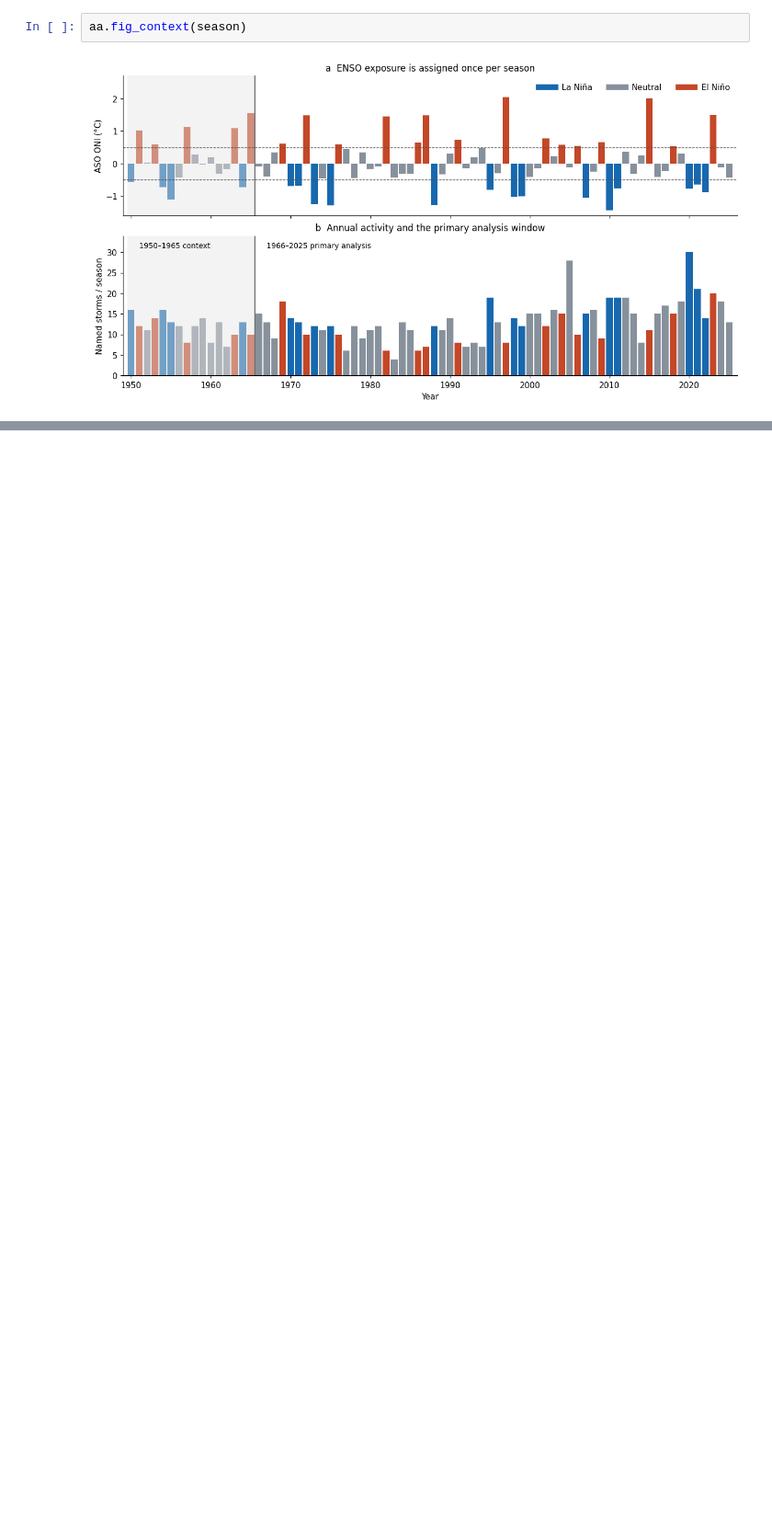
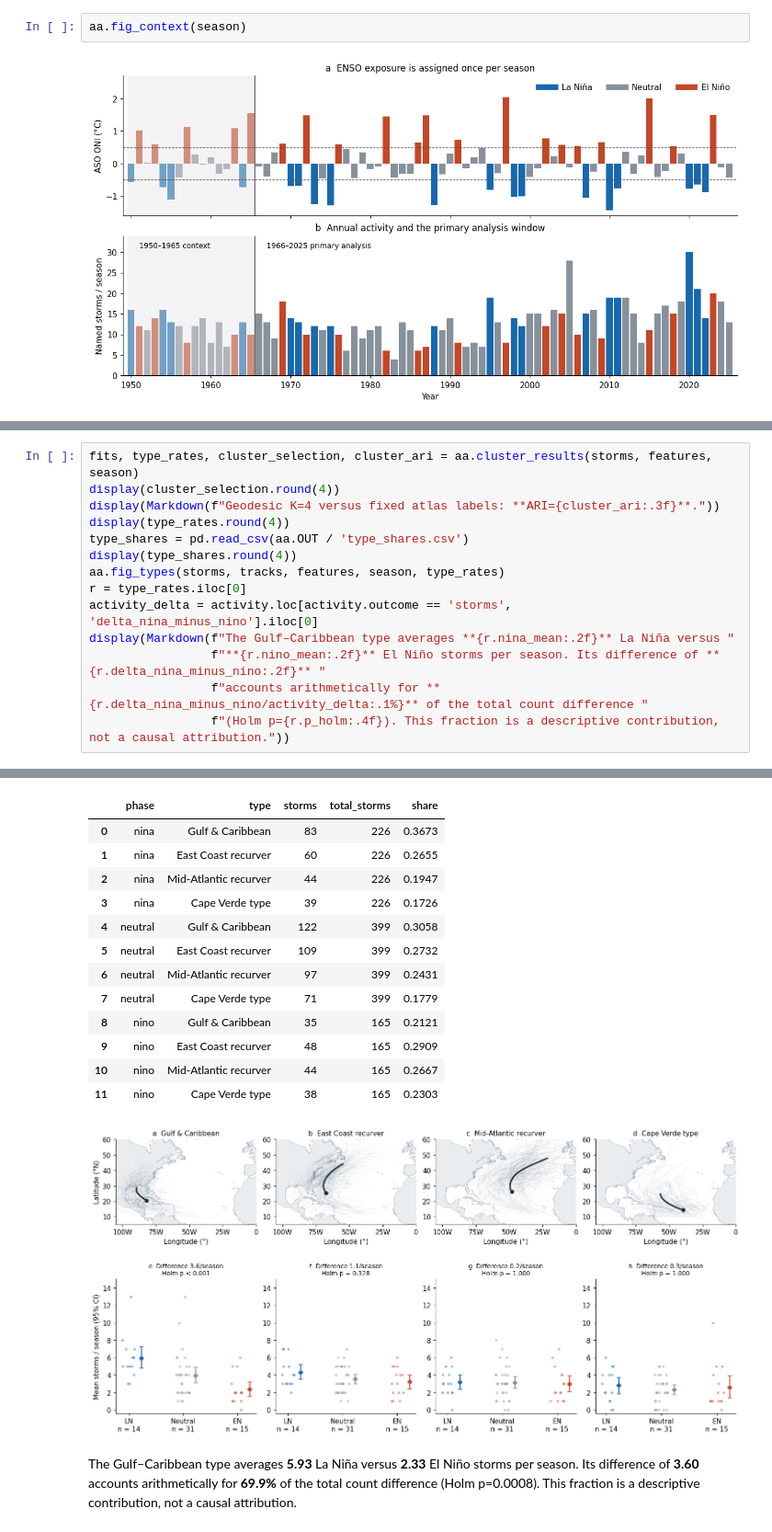
Before and after one commit to BokaiHe/ENSO-Storm-Atlas, a Jupyter notebook: notebooks/enso_storm_atlas_research.ipynb, the cells around one changed output, grey strips where cells are left out. Shown at 92% size. Cells and saved outputs as stored; diff of their text form; blank space fills up the shorter version.

Commit message:
Audit methods and figures and publish the English research notebook

```diff
--- a/notebooks/enso_storm_atlas_research.ipynb
+++ b/notebooks/enso_storm_atlas_research.ipynb
@@ -417,0 +148,15 @@ Consistency checks passed; all figures and tables were generated in this executi
+# %%
+fits, type_rates, cluster_selection, cluster_ari = aa.cluster_results(storms, features, season)
+display(cluster_selection.round(4))
+display(Markdown(f"Geodesic K=4 versus fixed atlas labels: **ARI={cluster_ari:.3f}**."))
+display(type_rates.round(4))
+type_shares = pd.read_csv(aa.OUT / 'type_shares.csv')
+display(type_shares.round(4))
+aa.fig_types(storms, tracks, features, season, type_rates)
+r = type_rates.iloc[0]
+activity_delta = activity.loc[activity.outcome == 'storms', 'delta_nina_minus_nino'].iloc[0]
+display(Markdown(f"The Gulf–Caribbean type averages **{r.nina_mean:.2f}** La Niña versus "
+                 f"**{r.nino_mean:.2f}** El Niño storms per season. Its difference of **{r.delta_nina_minus_nino:.2f}** "
+                 f"accounts arithmetically for **{r.delta_nina_minus_nino/activity_delta:.1%}** of the total count difference "
+                 f"(Holm p={r.p_holm:.4f}). This fraction is a descriptive contribution, not a causal attribution."))
+# %% [output]
@@ -417,0 +175,15 @@ Consistency checks passed; all figures and tables were generated in this executi
+|  | phase | type | storms | total_storms | share |
+| 0 | nina | Gulf & Caribbean | 83 | 226 | 0.3673 |
+| 1 | nina | East Coast recurver | 60 | 226 | 0.2655 |
+| 2 | nina | Mid-Atlantic recurver | 44 | 226 | 0.1947 |
+| 3 | nina | Cape Verde type | 39 | 226 | 0.1726 |
+| 4 | neutral | Gulf & Caribbean | 122 | 399 | 0.3058 |
+| 5 | neutral | East Coast recurver | 109 | 399 | 0.2732 |
+| 6 | neutral | Mid-Atlantic recurver | 97 | 399 | 0.2431 |
+| 7 | neutral | Cape Verde type | 71 | 399 | 0.1779 |
+| 8 | nino | Gulf & Caribbean | 35 | 165 | 0.2121 |
+| 9 | nino | East Coast recurver | 48 | 165 | 0.2909 |
+| 10 | nino | Mid-Atlantic recurver | 44 | 165 | 0.2667 |
+| 11 | nino | Cape Verde type | 38 | 165 | 0.2303 |
+[figure, added]
+The Gulf–Caribbean type averages **5.93** La Niña versus **2.33** El Niño storms per season. Its difference of **3.60** accounts arithmetically for **69.9%** of the total count difference (Holm p=0.0008). This fraction is a descriptive contribution, not a causal attribution.
```
Also changed, not shown: parts of 53 cells of this notebook, 38 other files.
